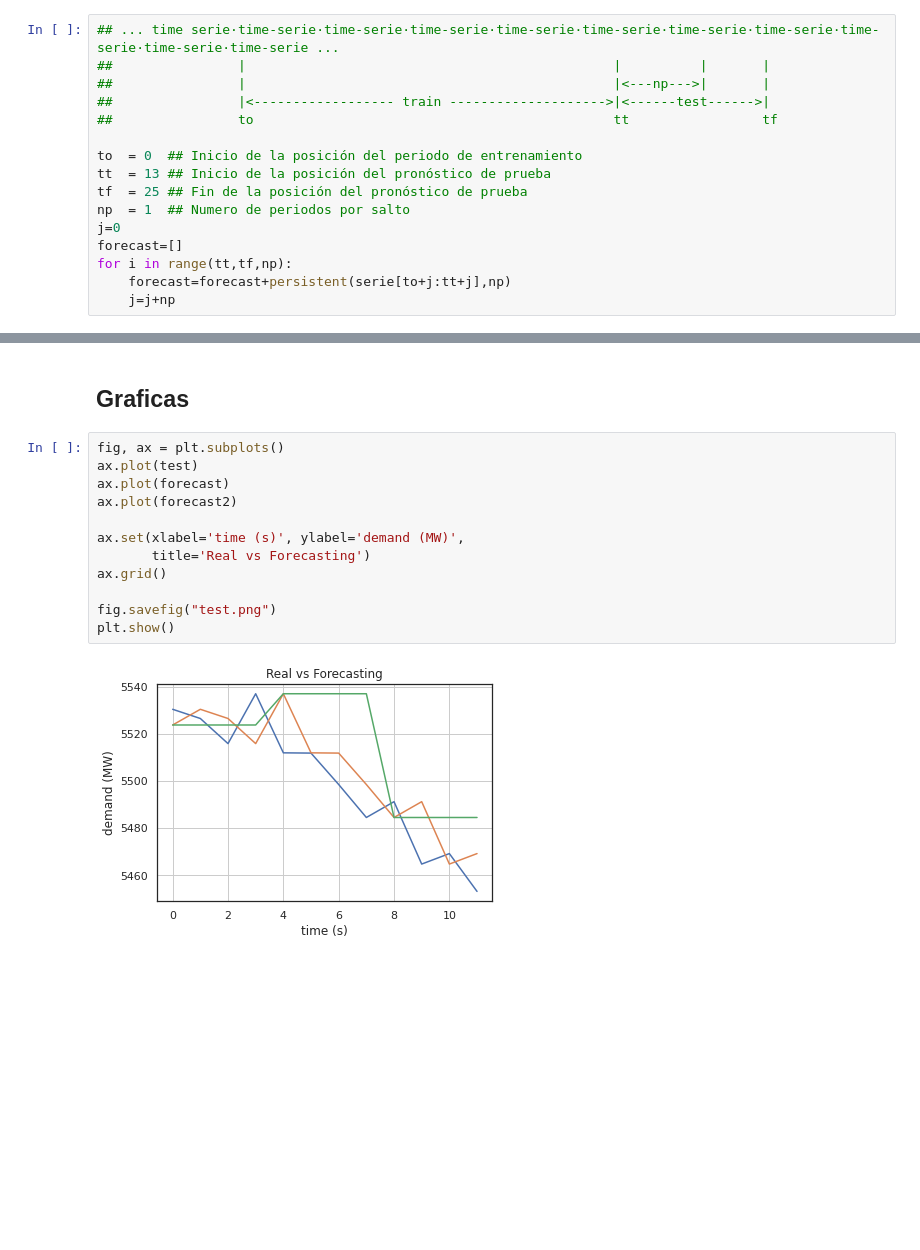
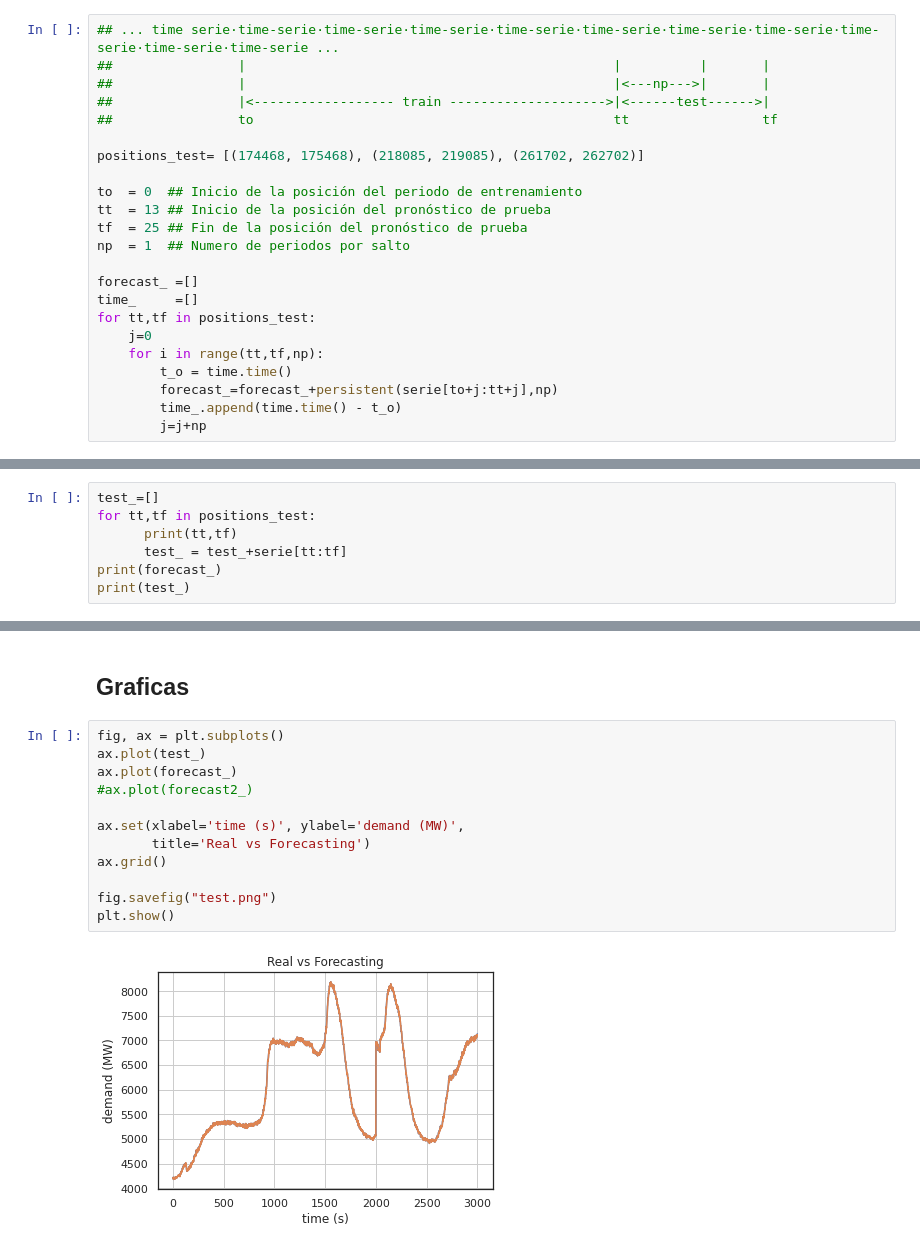
Before and after one commit to urieliram/statistical, a Jupyter notebook: Analog2.ipynb, the cells around one changed output, grey strips where cells are left out. Drawn from its saved outputs; the diff is of its cells as text; blank space fills up the shorter version.

```diff
--- a/Analog2.ipynb
+++ b/Analog2.ipynb
@@ -677,12 +716,19 @@ len(serie)/24
 ##                |<------------------ train -------------------->|<------test------>|
 ##                to                                              tt                 tf
 
+positions_test= [(174468, 175468), (218085, 219085), (261702, 262702)]
+
 to  = 0  ## Inicio de la posición del periodo de entrenamiento
 tt  = 13 ## Inicio de la posición del pronóstico de prueba
 tf  = 25 ## Fin de la posición del pronóstico de prueba
 np  = 1  ## Numero de periodos por salto
-j=0
-forecast=[]
-for i in range(tt,tf,np):
-    forecast=forecast+persistent(serie[to+j:tt+j],np)
-    j=j+np
+
+forecast_ =[]
+time_     =[]
+for tt,tf in positions_test:
+    j=0
+    for i in range(tt,tf,np):
+        t_o = time.time()
+        forecast_=forecast_+persistent(serie[to+j:tt+j],np)
+        time_.append(time.time() - t_o)
+        j=j+np
@@ -695,0 +735,7 @@ print(test)
+# %%
+test_=[]
+for tt,tf in positions_test:
+      print(tt,tf)
+      test_ = test_+serie[tt:tf]
+print(forecast_)
+print(test_)
@@ -725,15 +777,15 @@ print(test)
 ## Graficas
 # %%
 fig, ax = plt.subplots()
-ax.plot(test)
-ax.plot(forecast)
-ax.plot(forecast2)
+ax.plot(test_)
+ax.plot(forecast_)
+#ax.plot(forecast2_)
 
 ax.set(xlabel='time (s)', ylabel='demand (MW)',
        title='Real vs Forecasting')
 ax.grid()
 
 fig.savefig("test.png")
 plt.show()
 # %% [output]
-[figure, old version]
+[figure, new version]
```
Also changed, not shown: parts of 16 cells of this notebook.
